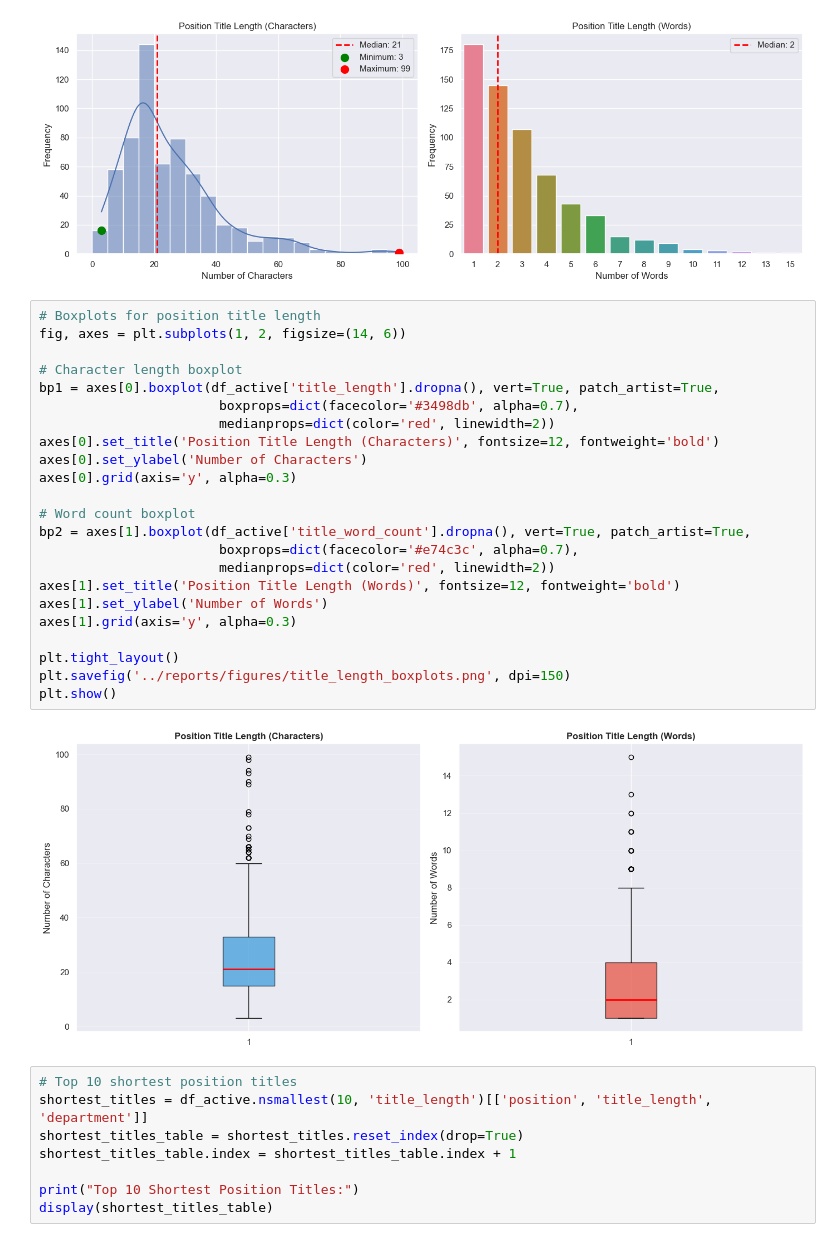
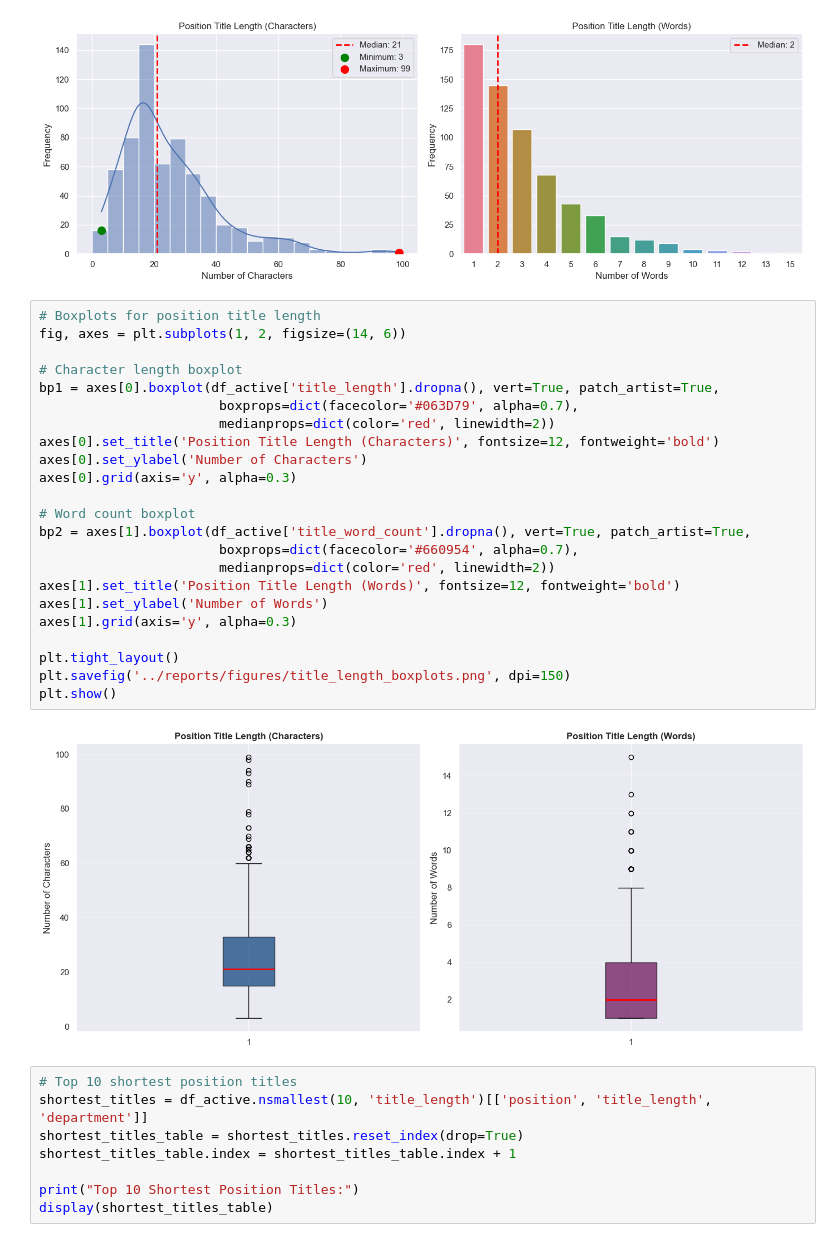
Before and after one commit to Julster35/BuzzwordLearner, a Jupyter notebook: notebooks/01_eda.ipynb, the cells around one changed output. Drawn from its saved outputs; the diff is of its cells as text.

```diff
--- a/notebooks/01_eda.ipynb
+++ b/notebooks/01_eda.ipynb
@@ -1004,28 +982,28 @@ plt.show()
 # %%
 # Boxplots for position title length
 fig, axes = plt.subplots(1, 2, figsize=(14, 6))
 
 # Character length boxplot
 bp1 = axes[0].boxplot(df_active['title_length'].dropna(), vert=True, patch_artist=True,
-                       boxprops=dict(facecolor='#3498db', alpha=0.7),
+                       boxprops=dict(facecolor='#063D79', alpha=0.7),
                        medianprops=dict(color='red', linewidth=2))
 axes[0].set_title('Position Title Length (Characters)', fontsize=12, fontweight='bold')
 axes[0].set_ylabel('Number of Characters')
 axes[0].grid(axis='y', alpha=0.3)
 
 # Word count boxplot
 bp2 = axes[1].boxplot(df_active['title_word_count'].dropna(), vert=True, patch_artist=True,
-                       boxprops=dict(facecolor='#e74c3c', alpha=0.7),
+                       boxprops=dict(facecolor='#660954', alpha=0.7),
                        medianprops=dict(color='red', linewidth=2))
 axes[1].set_title('Position Title Length (Words)', fontsize=12, fontweight='bold')
 axes[1].set_ylabel('Number of Words')
 axes[1].grid(axis='y', alpha=0.3)
 
 plt.tight_layout()
 plt.savefig('../reports/figures/title_length_boxplots.png', dpi=150)
 plt.show()
 # %% [output]
-[figure, old version]
+[figure, new version]
 # %%
 # Top 10 shortest position titles
 shortest_titles = df_active.nsmallest(10, 'title_length')[['position', 'title_length', 'department']]
```
Also changed, not shown: parts of 16 cells of this notebook, 10 other files.
